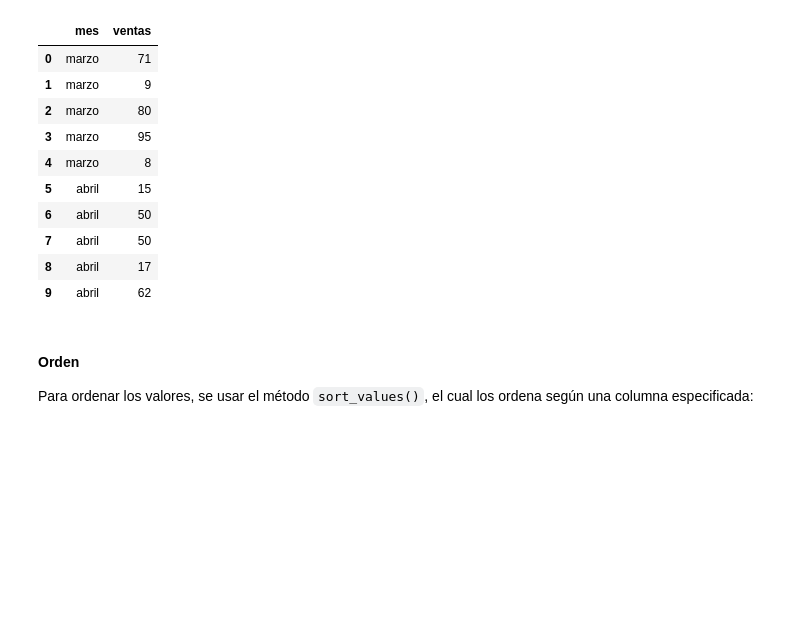
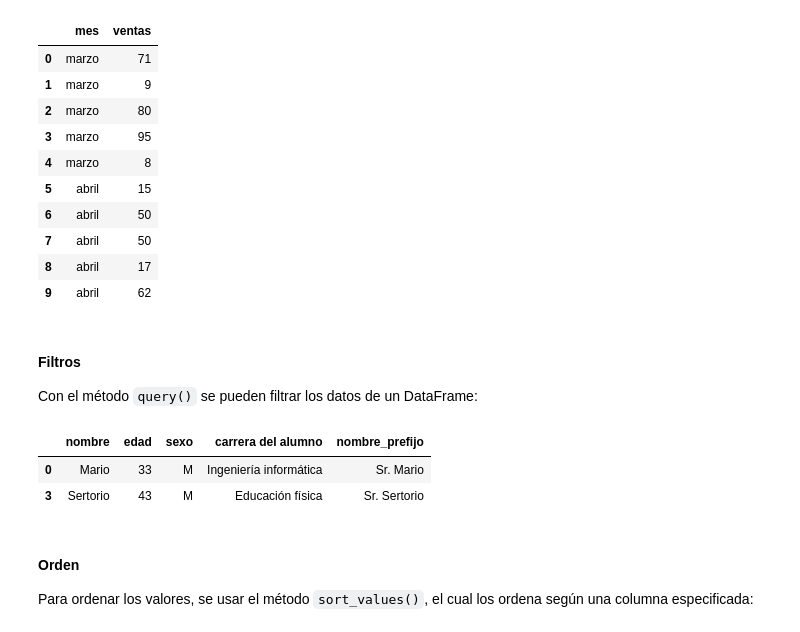
Before and after one commit to GabyPinilla/resumenes, a Jupyter notebook: Resumen_Python.ipynb, the cells around one changed output. Cells and saved outputs as stored; diff of their text form; code cells hidden in the pictures; blank space fills up the shorter version.

```diff
--- a/Resumen_Python.ipynb
+++ b/Resumen_Python.ipynb
@@ -961,6 +968,15 @@ df3
 | 7 | abril | 50 |
 | 8 | abril | 17 |
 | 9 | abril | 62 |
+# %% [markdown]
+#### Filtros
+Con el método `query()` se pueden filtrar los datos de un DataFrame:
+# %%
+df_nombres.query('edad > 30 & sexo == "M"')
+# %% [output]
+|  | nombre | edad | sexo | carrera del alumno | nombre_prefijo |
+| 0 | Mario | 33 | M | Ingeniería informática | Sr. Mario |
+| 3 | Sertorio | 43 | M | Educación física | Sr. Sertorio |
 # %% [markdown]
 #### Orden
 Para ordenar los valores, se usar el método `sort_values()`, el cual los ordena según una columna especificada:
```
Also changed, not shown: parts of 12 cells of this notebook.
